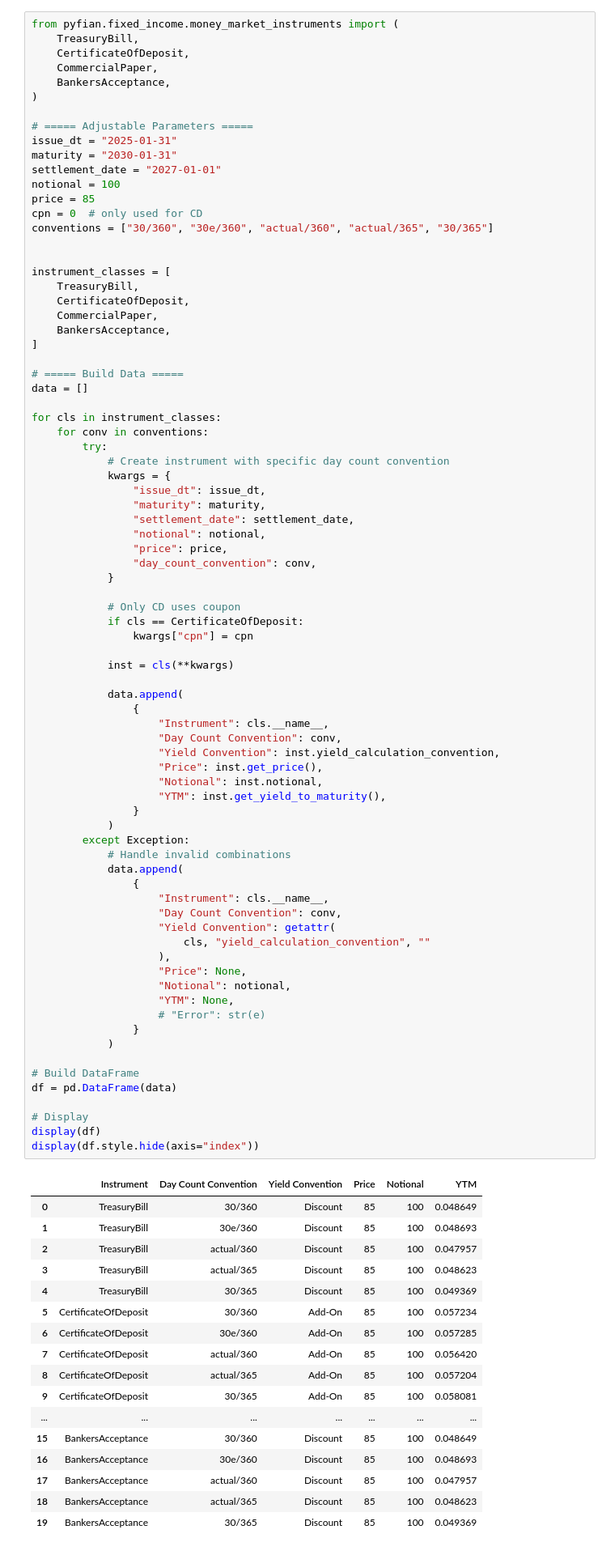
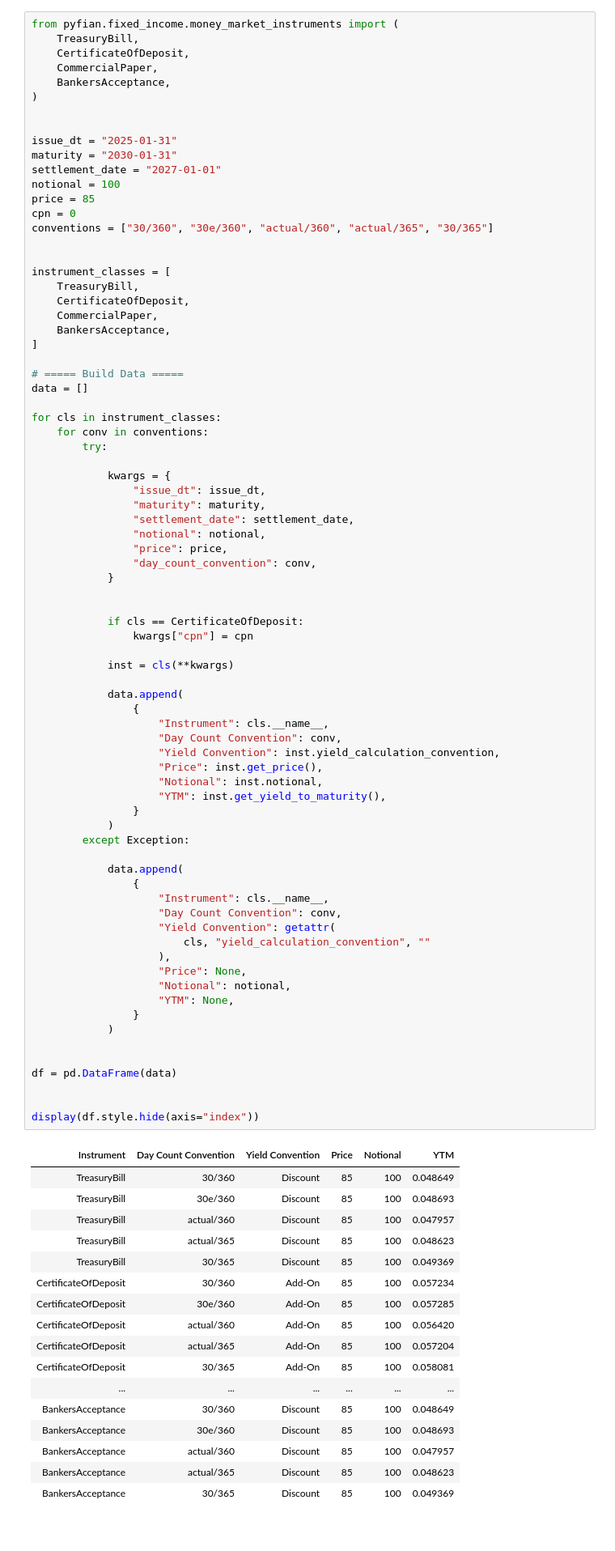
Before and after one commit to Python-Financial-Analyst/pyfian_dev, a Jupyter notebook: docs/source/Topics/fixed_income/03_money_market_instruments.ipynb, the cells around one changed output. Shown at 81% size. Drawn from its saved outputs; the diff is of its cells as text.

```diff
--- a/docs/source/Topics/fixed_income/03_money_market_instruments.ipynb
+++ b/docs/source/Topics/fixed_income/03_money_market_instruments.ipynb
@@ -219,13 +260,13 @@ from pyfian.fixed_income.money_market_instruments import (
     BankersAcceptance,
 )
 
-# ===== Adjustable Parameters =====
+
 issue_dt = "2025-01-31"
 maturity = "2030-01-31"
 settlement_date = "2027-01-01"
 notional = 100
 price = 85
-cpn = 0  # only used for CD
+cpn = 0
 conventions = ["30/360", "30e/360", "actual/360", "actual/365", "30/365"]
 
 
@@ -242,7 +283,7 @@ data = []
 for cls in instrument_classes:
     for conv in conventions:
         try:
-            # Create instrument with specific day count convention
+
             kwargs = {
                 "issue_dt": issue_dt,
                 "maturity": maturity,
@@ -252,59 +293,57 @@ for cls in instrument_classes:
                 "day_count_convention": conv,
             }
 
-            # Only CD uses coupon
+
             if cls == CertificateOfDeposit:
                 kwargs["cpn"] = cpn
 
             inst = cls(**kwargs)
 
             data.append(
                 {
                     "Instrument": cls.__name__,
                     "Day Count Convention": conv,
                     "Yield Convention": inst.yield_calculation_convention,
                     "Price": inst.get_price(),
                     "Notional": inst.notional,
                     "YTM": inst.get_yield_to_maturity(),
                 }
             )
         except Exception:
-            # Handle invalid combinations
+
             data.append(
                 {
                     "Instrument": cls.__name__,
                     "Day Count Convention": conv,
                     "Yield Convention": getattr(
                         cls, "yield_calculation_convention", ""
                     ),
                     "Price": None,
                     "Notional": notional,
                     "YTM": None,
-                    # "Error": str(e)
                 }
             )
 
-# Build DataFrame
+
 df = pd.DataFrame(data)
 
-# Display
-display(df)
+
 display(df.style.hide(axis="index"))
 # %% [output]
-|  | Instrument | Day Count Convention | Yield Convention | Price | Notional | YTM |
-| 0 | TreasuryBill | 30/360 | Discount | 85 | 100 | 0.048649 |
-| 1 | TreasuryBill | 30e/360 | Discount | 85 | 100 | 0.048693 |
-| 2 | TreasuryBill | actual/360 | Discount | 85 | 100 | 0.047957 |
-| 3 | TreasuryBill | actual/365 | Discount | 85 | 100 | 0.048623 |
-| 4 | TreasuryBill | 30/365 | Discount | 85 | 100 | 0.049369 |
-| 5 | CertificateOfDeposit | 30/360 | Add-On | 85 | 100 | 0.057234 |
-| 6 | CertificateOfDeposit | 30e/360 | Add-On | 85 | 100 | 0.057285 |
-| 7 | CertificateOfDeposit | actual/360 | Add-On | 85 | 100 | 0.056420 |
-| 8 | CertificateOfDeposit | actual/365 | Add-On | 85 | 100 | 0.057204 |
-| 9 | CertificateOfDeposit | 30/365 | Add-On | 85 | 100 | 0.058081 |
-| ... | ... | ... | ... | ... | ... | ... |
-| 15 | BankersAcceptance | 30/360 | Discount | 85 | 100 | 0.048649 |
-| 16 | BankersAcceptance | 30e/360 | Discount | 85 | 100 | 0.048693 |
-| 17 | BankersAcceptance | actual/360 | Discount | 85 | 100 | 0.047957 |
-| 18 | BankersAcceptance | actual/365 | Discount | 85 | 100 | 0.048623 |
-| 19 | BankersAcceptance | 30/365 | Discount | 85 | 100 | 0.049369 |
+| Instrument | Day Count Convention | Yield Convention | Price | Notional | YTM |
+| TreasuryBill | 30/360 | Discount | 85 | 100 | 0.048649 |
+| TreasuryBill | 30e/360 | Discount | 85 | 100 | 0.048693 |
+| TreasuryBill | actual/360 | Discount | 85 | 100 | 0.047957 |
+| TreasuryBill | actual/365 | Discount | 85 | 100 | 0.048623 |
+| TreasuryBill | 30/365 | Discount | 85 | 100 | 0.049369 |
+| CertificateOfDeposit | 30/360 | Add-On | 85 | 100 | 0.057234 |
+| CertificateOfDeposit | 30e/360 | Add-On | 85 | 100 | 0.057285 |
+| CertificateOfDeposit | actual/360 | Add-On | 85 | 100 | 0.056420 |
+| CertificateOfDeposit | actual/365 | Add-On | 85 | 100 | 0.057204 |
+| CertificateOfDeposit | 30/365 | Add-On | 85 | 100 | 0.058081 |
+| ... | ... | ... | ... | ... | ... |
+| BankersAcceptance | 30/360 | Discount | 85 | 100 | 0.048649 |
+| BankersAcceptance | 30e/360 | Discount | 85 | 100 | 0.048693 |
+| BankersAcceptance | actual/360 | Discount | 85 | 100 | 0.047957 |
+| BankersAcceptance | actual/365 | Discount | 85 | 100 | 0.048623 |
+| BankersAcceptance | 30/365 | Discount | 85 | 100 | 0.049369 |
```
Also changed, not shown: parts of 12 cells of this notebook.
